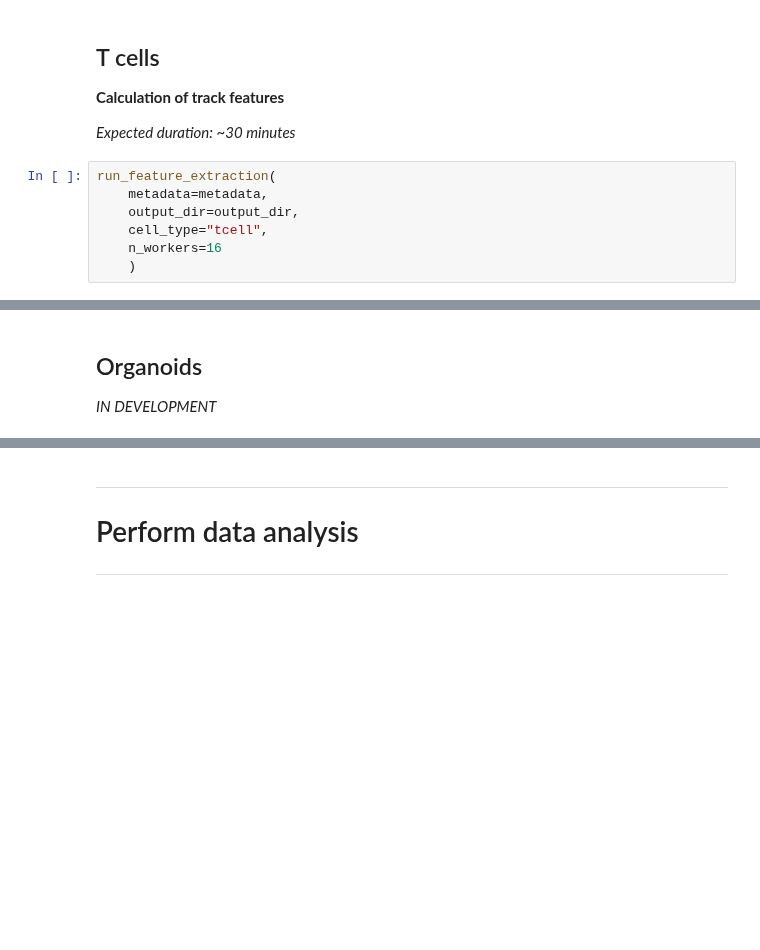
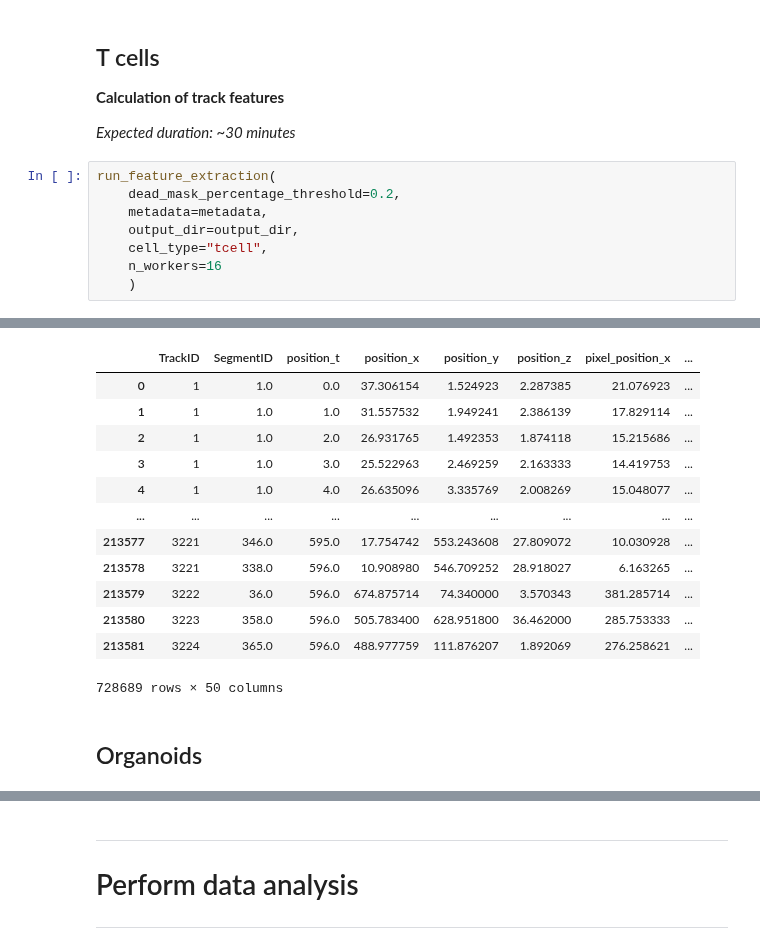
Before and after one commit to imAIgene-Dream3D/BEHAV3D, a Jupyter notebook: notebooks/run_behav3d.ipynb, the cells around one changed output, grey strips where cells are left out. Cells and saved outputs as stored; diff of their text form; blank space fills up the shorter version.

Commit message:
FIxed some segmentation for ROCHE and started oin rolling classification

```diff
--- a/notebooks/run_behav3d.ipynb
+++ b/notebooks/run_behav3d.ipynb
@@ -182,8 +246,10 @@ Summarizes the features into one value for each TrackID per experiment
 *Expected duration: ~30 minutes*
 # %%
 run_feature_extraction(
+    dead_mask_percentage_threshold=0.2,
     metadata=metadata,
     output_dir=output_dir,
     cell_type="tcell",
     n_workers=16
     )
+# %% [output]
@@ -190,6 +333,18 @@ run_feature_extraction(
+|  | TrackID | SegmentID | position_t | position_x | position_y | position_z | pixel_position_x | ... |
+| 0 | 1 | 1.0 | 0.0 | 37.306154 | 1.524923 | 2.287385 | 21.076923 | ... |
+| 1 | 1 | 1.0 | 1.0 | 31.557532 | 1.949241 | 2.386139 | 17.829114 | ... |
+| 2 | 1 | 1.0 | 2.0 | 26.931765 | 1.492353 | 1.874118 | 15.215686 | ... |
+| 3 | 1 | 1.0 | 3.0 | 25.522963 | 2.469259 | 2.163333 | 14.419753 | ... |
+| 4 | 1 | 1.0 | 4.0 | 26.635096 | 3.335769 | 2.008269 | 15.048077 | ... |
+| ... | ... | ... | ... | ... | ... | ... | ... | ... |
+| 213577 | 3221 | 346.0 | 595.0 | 17.754742 | 553.243608 | 27.809072 | 10.030928 | ... |
+| 213578 | 3221 | 338.0 | 596.0 | 10.908980 | 546.709252 | 28.918027 | 6.163265 | ... |
+| 213579 | 3222 | 36.0 | 596.0 | 674.875714 | 74.340000 | 3.570343 | 381.285714 | ... |
+| 213580 | 3223 | 358.0 | 596.0 | 505.783400 | 628.951800 | 36.462000 | 285.753333 | ... |
+| 213581 | 3224 | 365.0 | 596.0 | 488.977759 | 111.876207 | 1.892069 | 276.258621 | ... |
+728689 rows × 50 columns
 # %% [markdown]
 ## Organoids
-*IN DEVELOPMENT*
 # %%
 run_feature_extraction(
     metadata=metadata,
```
Also changed, not shown: parts of 11 cells of this notebook, 7 other files.
